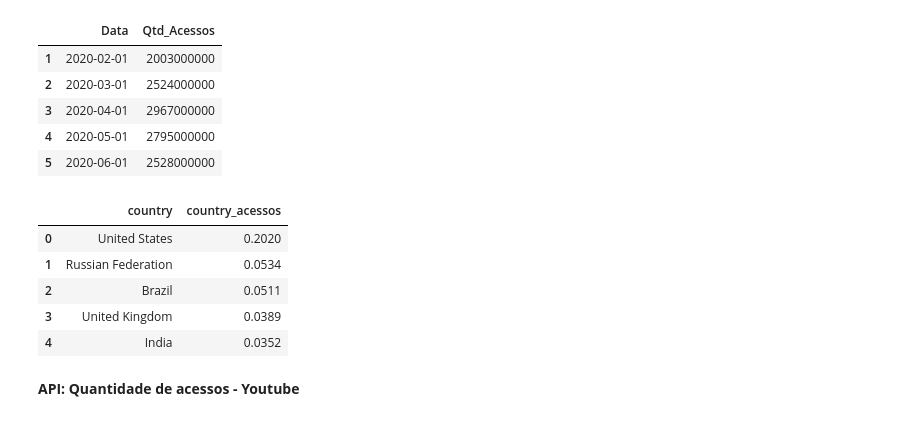
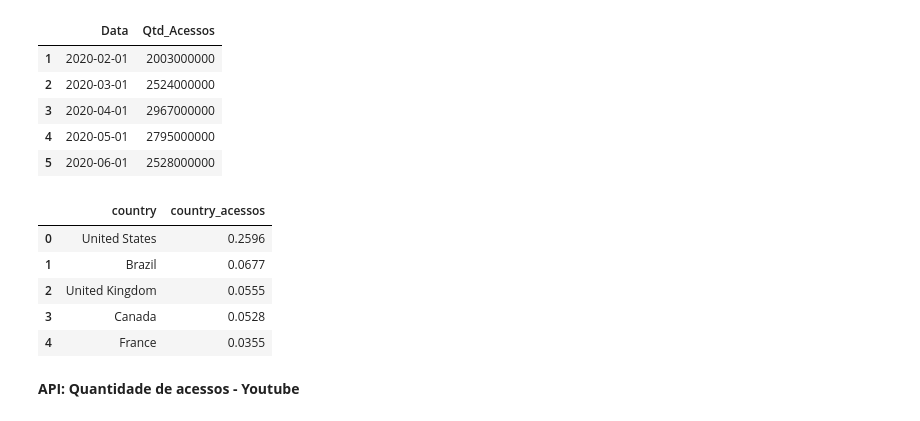
Before and after one commit to yguenka/Campus_Inc_Case, a Jupyter notebook: Campus Inc.ipynb, the cells around one changed output. Cells and saved outputs as stored; diff of their text form; code cells hidden in the pictures.

```diff
--- a/Campus Inc.ipynb
+++ b/Campus Inc.ipynb
@@ -106,18 +106,18 @@ df_netflix
 | 4 | 2020-05-01 | 2795000000 |
 | 5 | 2020-06-01 | 2528000000 |
 # %%
-country_netflix = youtube.get("trafficShareByCountry")
+country_netflix = netflix.get("trafficShareByCountry")
 df_p_netflix = pd.DataFrame(country_netflix).T
 df_p_netflix['country_acessos'] = df_p_netflix.T.sum()
 df_p_netflix = df_p_netflix.drop(columns=[0, 1, 2, 3, 4]).reset_index().rename(columns={'index':'country'})
 df_p_netflix
 # %% [output]
 |  | country | country_acessos |
-| 0 | United States | 0.2020 |
-| 1 | Russian Federation | 0.0534 |
-| 2 | Brazil | 0.0511 |
-| 3 | United Kingdom | 0.0389 |
-| 4 | India | 0.0352 |
+| 0 | United States | 0.2596 |
+| 1 | Brazil | 0.0677 |
+| 2 | United Kingdom | 0.0555 |
+| 3 | Canada | 0.0528 |
+| 4 | France | 0.0355 |
 # %% [markdown]
 <b>API: Quantidade de acessos - Youtube</b>
 # %%
```
Also changed, not shown: parts of 3 cells of this notebook, 2 other files.
